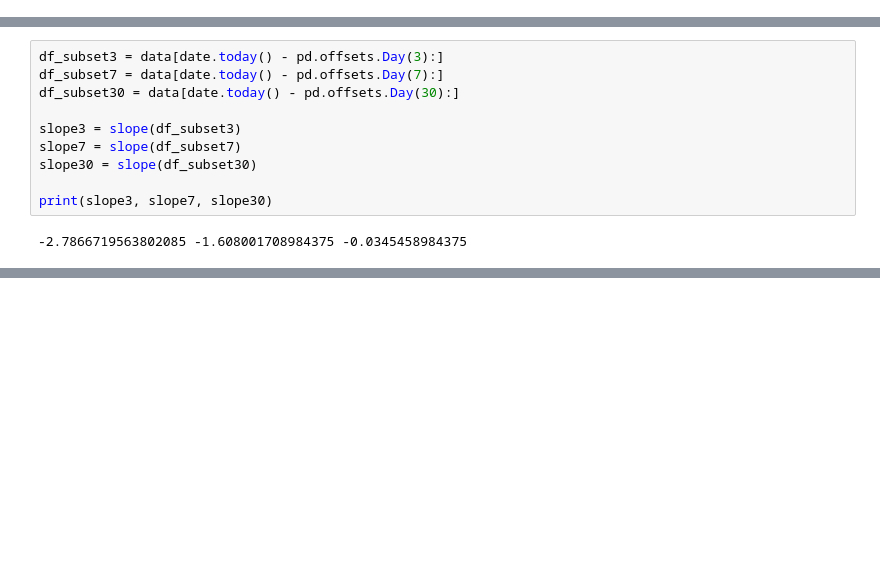
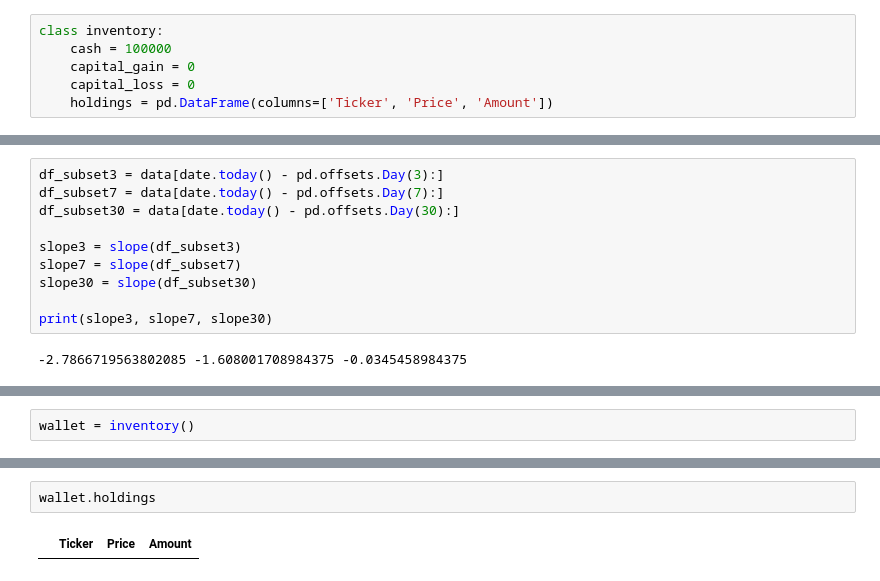
Before and after one commit to RiceCode/Stocks, a Jupyter notebook: RuleBased.ipynb, the cells around one changed output, grey strips where cells are left out. Drawn from its saved outputs; the diff is of its cells as text; blank space fills up the shorter version.

Commit message:
Update RuleBased.ipynb
added class inventory
added def buy_stock
started def sell_stock

```diff
--- a/RuleBased.ipynb
+++ b/RuleBased.ipynb
@@ -69,3 +70,9 @@ fig.update_xaxes(
 fig.show()
 # %% [markdown]
 Analysis
+# %%
+class inventory:
+    cash = 100000
+    capital_gain = 0
+    capital_loss = 0
+    holdings = pd.DataFrame(columns=['Ticker', 'Price', 'Amount'])
@@ -97,0 +148,2 @@ print(slope3, slope7, slope30)
+# %%
+wallet = inventory()
@@ -97,0 +162,4 @@ print(slope3, slope7, slope30)
+# %%
+wallet.holdings
+# %% [output]
+|  | Ticker | Price | Amount |
```
Also changed, not shown: parts of 6 cells of this notebook.
